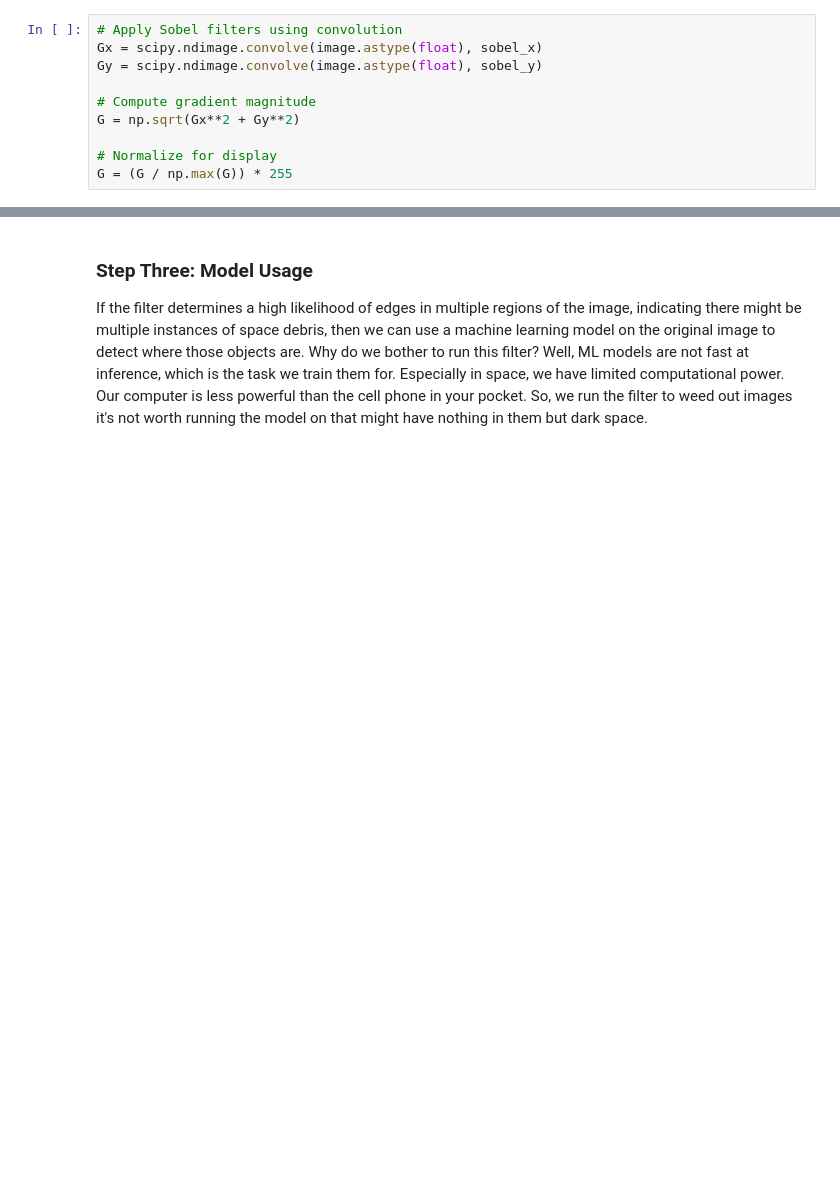
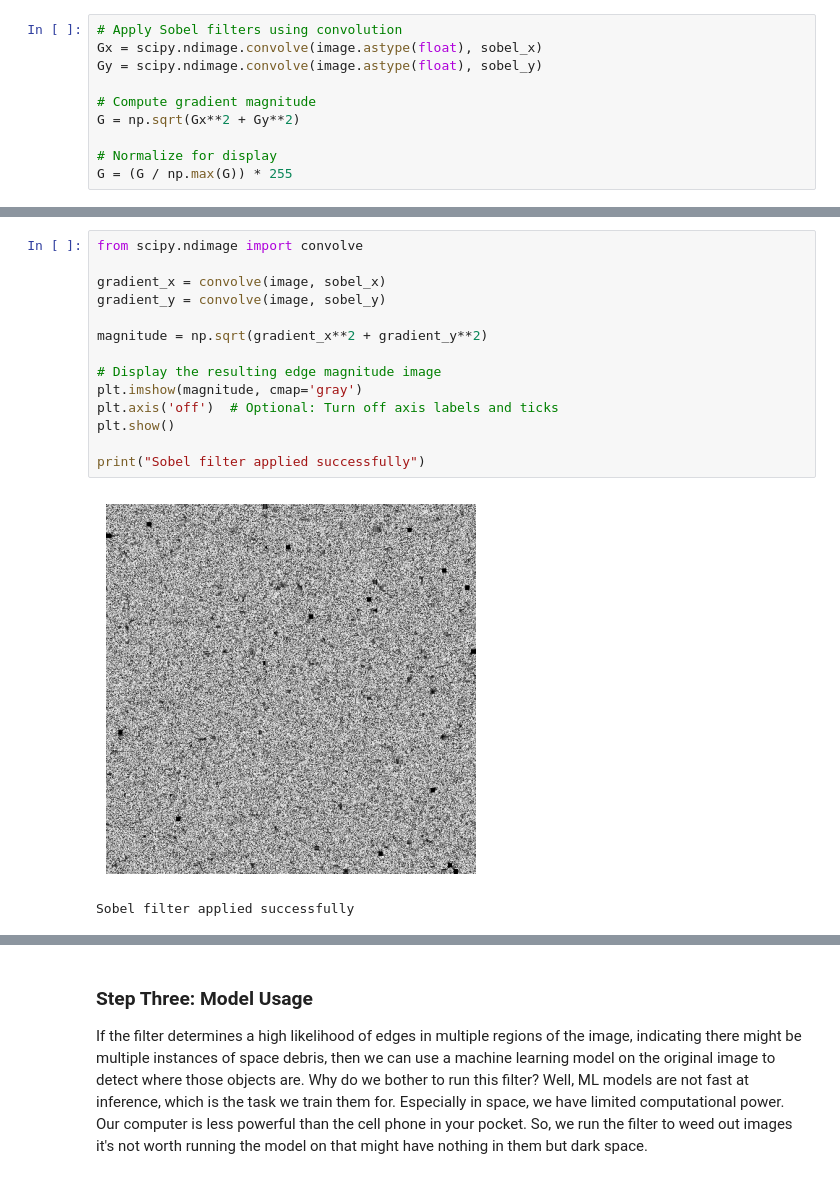
Before and after one commit to Tufts-CubeSat/Outreach_Materials, a Jupyter notebook: image_matrices.ipynb, the cells around one changed output, grey strips where cells are left out. Drawn from its saved outputs; the diff is of its cells as text; blank space fills up the shorter version.

```diff
--- a/image_matrices.ipynb
+++ b/image_matrices.ipynb
@@ -108,0 +124,17 @@ plt.show()
+# %%
+from scipy.ndimage import convolve
+
+gradient_x = convolve(image, sobel_x)
+gradient_y = convolve(image, sobel_y)
+
+magnitude = np.sqrt(gradient_x**2 + gradient_y**2)
+
+# Display the resulting edge magnitude image
+plt.imshow(magnitude, cmap='gray')
+plt.axis('off')  # Optional: Turn off axis labels and ticks
+plt.show()
+
+print("Sobel filter applied successfully")
+# %% [output]
+[figure, added]
+Sobel filter applied successfully
```
Also changed, not shown: parts of 7 cells of this notebook, 2 other files.
